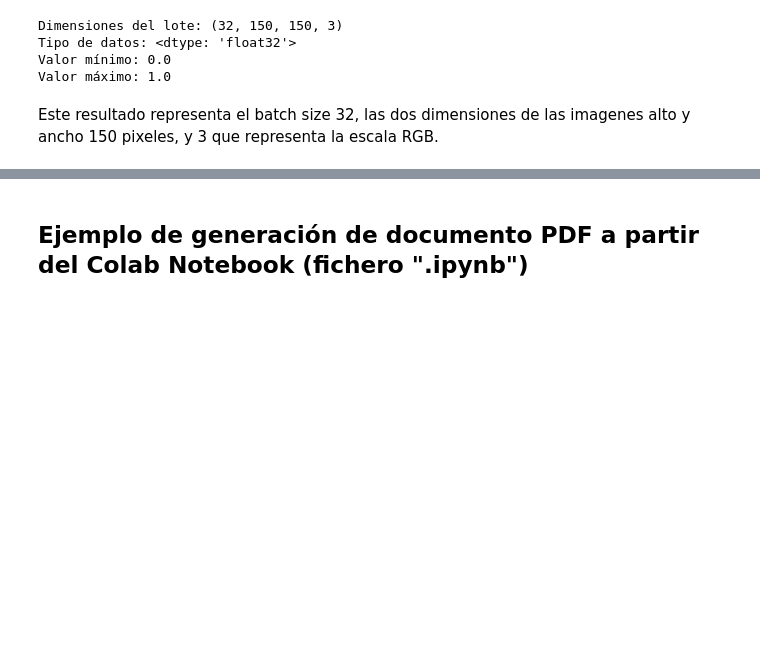
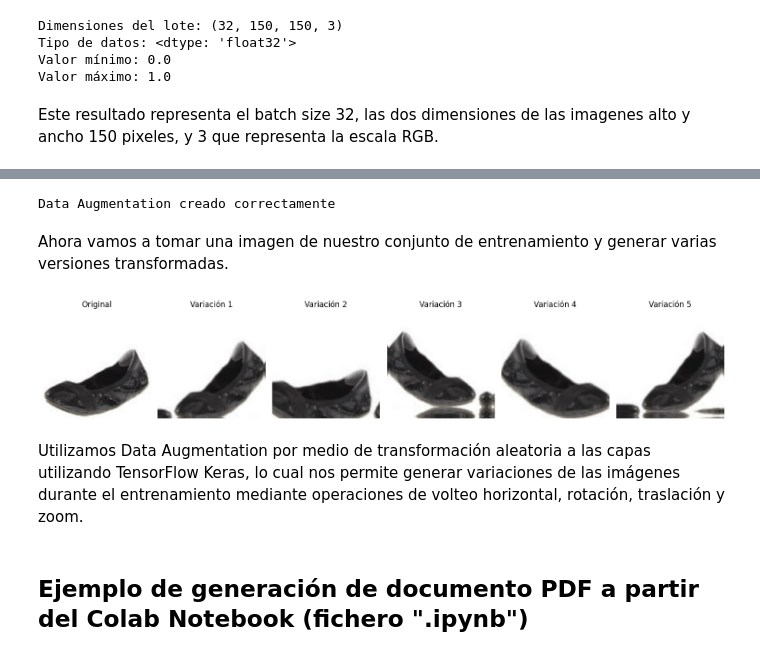
Before and after one commit to CrisDev96/Proyecto-Programacion-RN-Grupo3, a Jupyter notebook: 07MIAR_Proyecto_Programacion.ipynb, the cells around one changed output, grey strips where cells are left out. Cells and saved outputs as stored; diff of their text form; code cells hidden in the pictures; blank space fills up the shorter version.

Commit message:
Aplicando Data Augmentation al train_set

```diff
--- a/07MIAR_Proyecto_Programacion.ipynb
+++ b/07MIAR_Proyecto_Programacion.ipynb
@@ -307,3 +311,55 @@ Este resultado representa el batch size 32, las dos dimensiones de las imagenes
+# %%
+# Data Augmentation
+data_augmentation = tf.keras.Sequential([
+    tf.keras.layers.RandomFlip("horizontal"),
+    tf.keras.layers.RandomRotation(0.08),
+    tf.keras.layers.RandomTranslation(
+        height_factor=0.10,
+        width_factor=0.10
+    ),
+    tf.keras.layers.RandomZoom(0.10)
+], name="data_augmentation")
+
+print("Data Augmentation creado correctamente")
+# %% [output]
+Data Augmentation creado correctamente
+# %% [markdown]
+Ahora vamos a tomar una imagen de nuestro conjunto de entrenamiento y generar varias versiones transformadas.
+# %%
+
+# Obtener una imagen del conjunto de entrenamiento
+imagenes, etiquetas = next(iter(train_dataset))
+
+imagen_original = imagenes[0]
+
+# Generar 5 variaciones
+plt.figure(figsize=(15, 3))
+
+# Imagen original
+plt.subplot(1, 6, 1)
+plt.imshow(imagen_original.numpy())
+plt.title("Original")
+plt.axis("off")
+
+# Variaciones
+for i in range(5):
+
+    imagen_transformada = data_augmentation(
+        tf.expand_dims(imagen_original, axis=0),
+        training=True
+    )[0]
+
+    plt.subplot(1, 6, i + 2)
+    plt.imshow(imagen_transformada.numpy())
+    plt.title(f"Variación {i+1}")
+    plt.axis("off")
+
+plt.tight_layout()
+plt.show()
+# %% [output]
+[figure, added]
+# %% [markdown]
+Utilizamos Data Augmentation por medio de transformación aleatoria a las capas utilizando TensorFlow Keras, lo cual nos permite generar variaciones de las imágenes durante el entrenamiento mediante operaciones de volteo horizontal, rotación, traslación y zoom.
 # %% [markdown]
 ## Ejemplo de generación de documento PDF a partir del Colab Notebook (fichero ".ipynb")
 # %%
```
Also changed, not shown: parts of 1 cell of this notebook.
